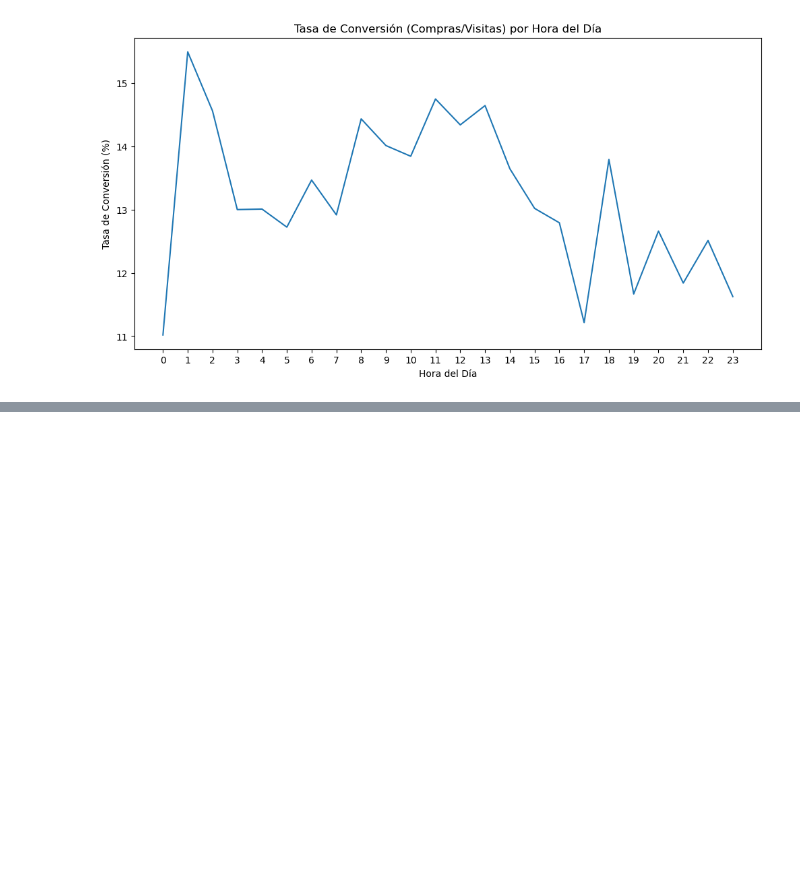
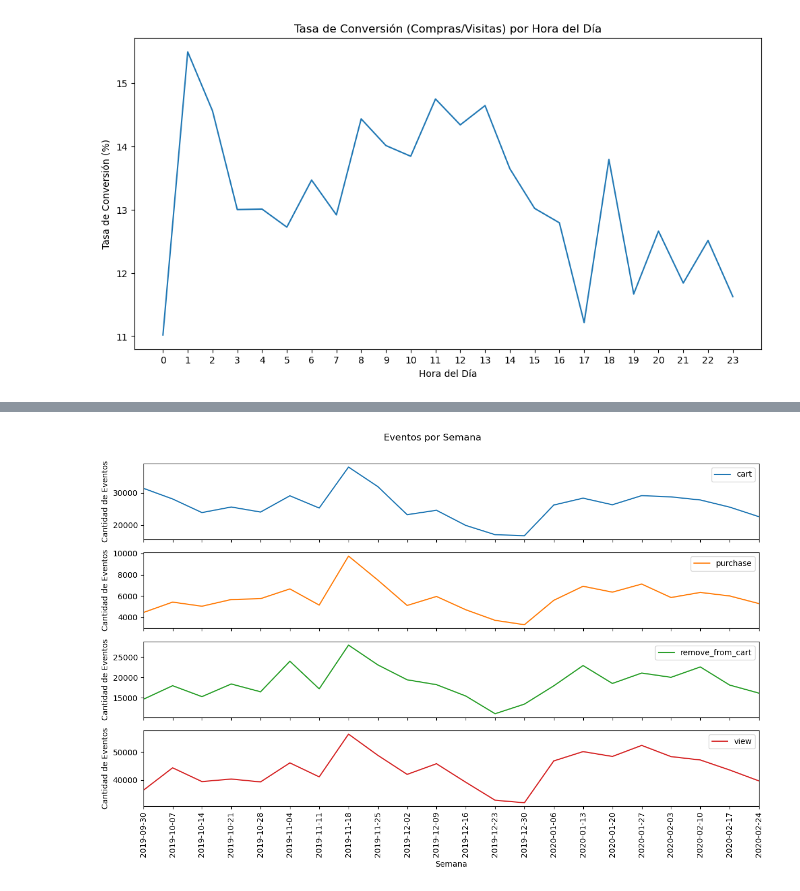
Before and after one commit to PabloHVega/ECommerce, a Jupyter notebook: notebooks/02_AnalisisInsights.ipynb, the cells around one changed output, grey strips where cells are left out. Cells and saved outputs as stored; diff of their text form; code cells hidden in the pictures; blank space fills up the shorter version.

```diff
--- a/notebooks/02_AnalisisInsights.ipynb
+++ b/notebooks/02_AnalisisInsights.ipynb
@@ -198,0 +262,4 @@ plt.show()
+# %%
+eventos_semana = df.groupby('evento').resample('W')['evento'].count().unstack(level=0)
+eventos_semana.index = eventos_semana.index.to_period('W').to_timestamp()
+eventos_semana
@@ -198,0 +286,17 @@ plt.show()
+# %%
+eventos_semana = eventos_semana[['view', 'cart', 'remove_from_cart', 'purchase']]
+# %%
+axes = eventos_semana.plot(subplots=True, kind='line', figsize=(12, 8), sharex=True)
+
+plt.suptitle('Eventos por Semana')
+
+for ax in np.ravel(axes):
+    ax.set_xticks(eventos_semana.index)
+    ax.set_xticklabels(eventos_semana.index.strftime('%Y-%m-%d'), rotation=90)
+    ax.set_xlabel('Semana')
+    ax.set_ylabel('Cantidad de Eventos')
+
+plt.tight_layout(rect=[0, 0, 1, 0.97])
+plt.show()
+# %% [output]
+[figure, added]
```
Also changed, not shown: parts of 12 cells of this notebook.
